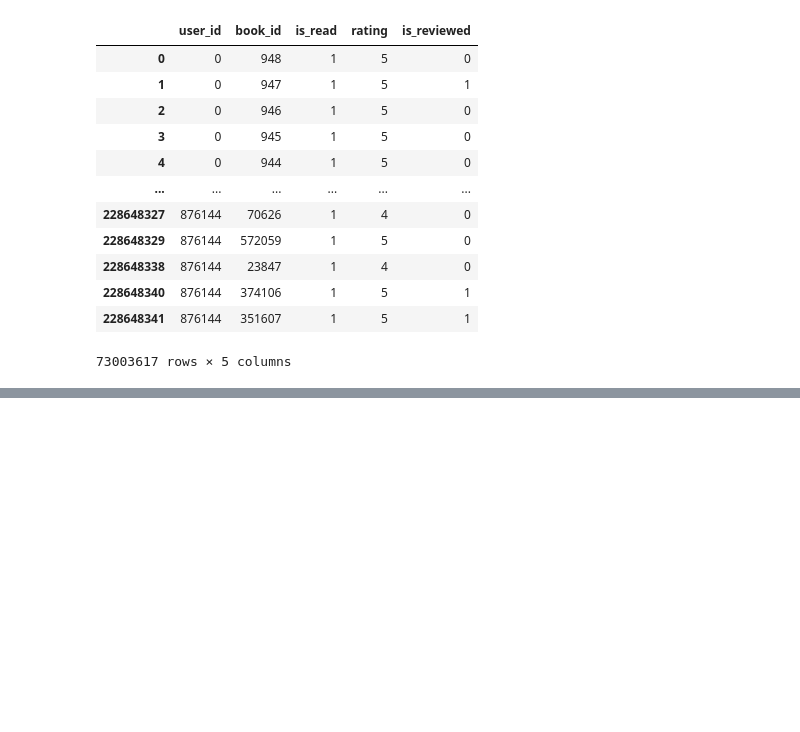
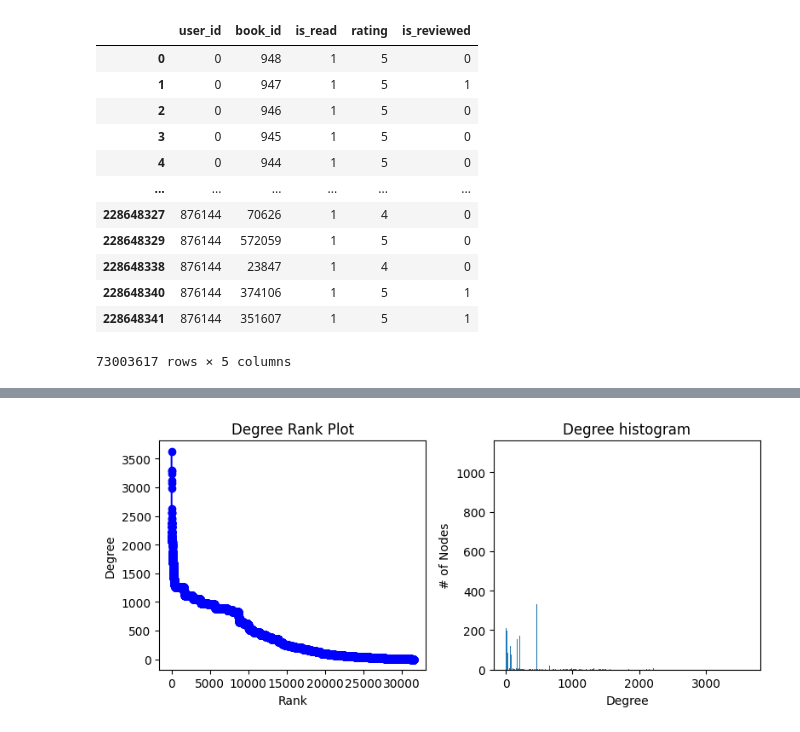
Before and after one commit to HamedTaherkhani/GoodReads, a Jupyter notebook: users_network.ipynb, the cells around one changed output, grey strips where cells are left out. Cells and saved outputs as stored; diff of their text form; code cells hidden in the pictures; blank space fills up the shorter version.

```diff
--- a/users_network.ipynb
+++ b/users_network.ipynb
@@ -251,3 +212,41 @@ print((G.number_of_edges()*2)/G.number_of_nodes())
+# %%
+import networkx as nx
+import numpy as np
+import matplotlib.pyplot as plt
+
+# G = nx.gnp_random_graph(100, 0.02, seed=10374196)
+
+degree_sequence = sorted((d for n, d in G.degree()), reverse=True)
+dmax = max(degree_sequence)
+
+fig = plt.figure("Degree of a random graph", figsize=(8, 8))
+# Create a gridspec for adding subplots of different sizes
+axgrid = fig.add_gridspec(5, 4)
+
+# ax0 = fig.add_subplot(axgrid[0:3, :])
+# Gcc = G.subgraph(sorted(nx.connected_components(G), key=len, reverse=True)[0])
+# pos = nx.spring_layout(Gcc, seed=10396953)
+# nx.draw_networkx_nodes(Gcc, pos, ax=ax0, node_size=20)
+# nx.draw_networkx_edges(Gcc, pos, ax=ax0, alpha=0.4)
+# ax0.set_title("Connected components of G")
+# ax0.set_axis_off()
+
+ax1 = fig.add_subplot(axgrid[3:, :2])
+ax1.plot(degree_sequence, "b-", marker="o")
+ax1.set_title("Degree Rank Plot")
+ax1.set_ylabel("Degree")
+ax1.set_xlabel("Rank")
+
+ax2 = fig.add_subplot(axgrid[3:, 2:])
+ax2.bar(*np.unique(degree_sequence, return_counts=True))
+ax2.set_title("Degree histogram")
+ax2.set_xlabel("Degree")
+ax2.set_ylabel("# of Nodes")
+
+fig.tight_layout()
+plt.show()
+# %% [output]
+[figure, added]
 # %%
 import numpy as np
 import matplotlib.pyplot as plt
```
Also changed, not shown: parts of 22 cells of this notebook, 1 other file.
